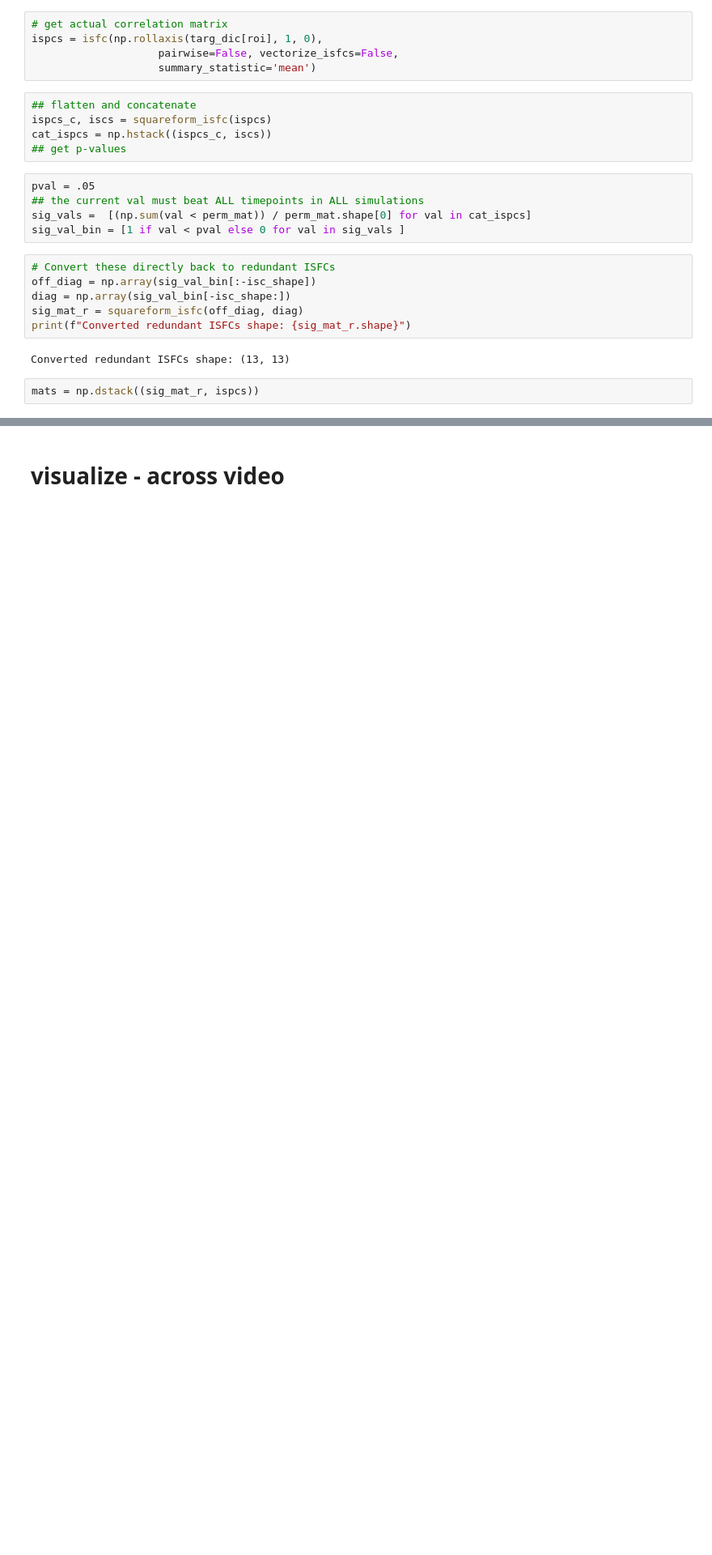
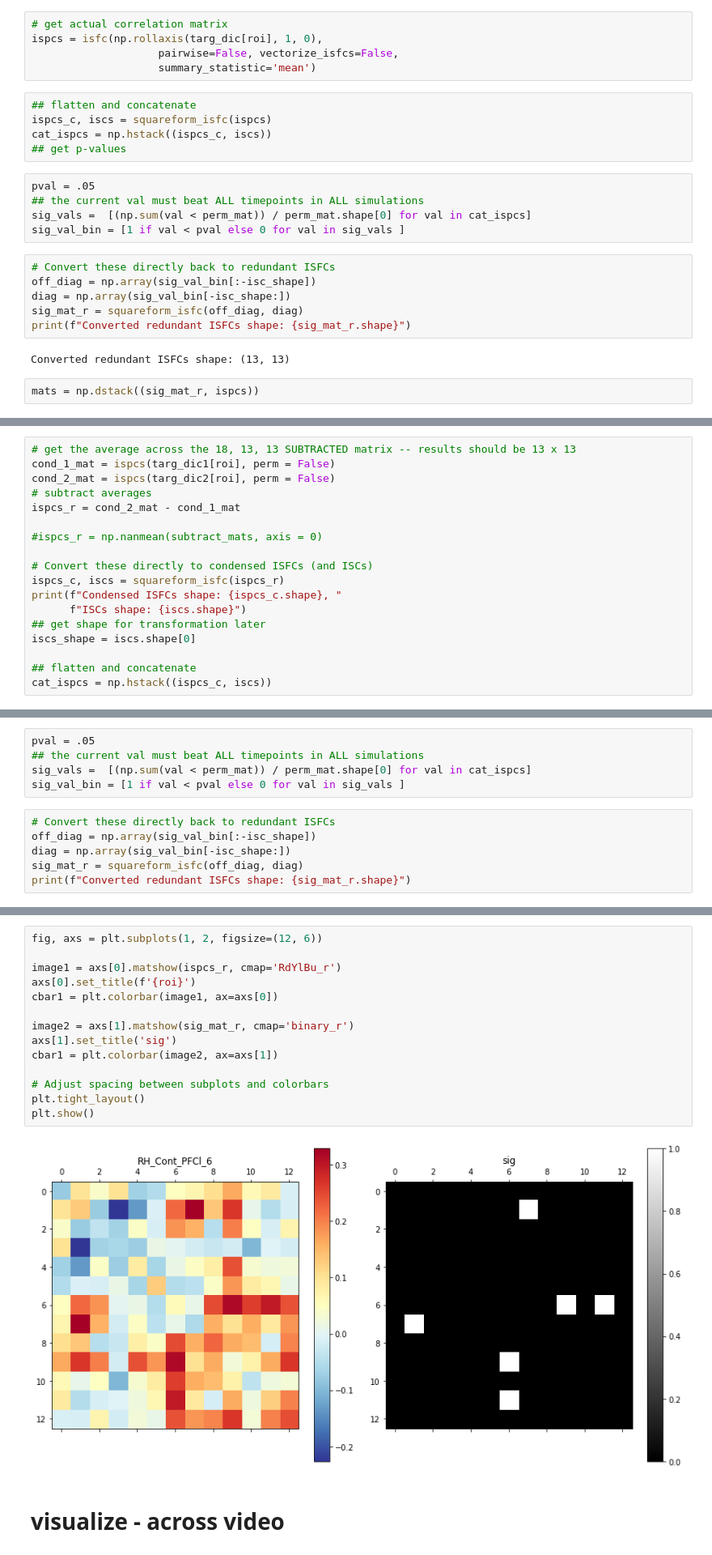
Before and after one commit to isaacrc/MEI_project, a Jupyter notebook: analysis/isPc-permutations.ipynb, the cells around one changed output, grey strips where cells are left out. Shown at 81% size. Saved outputs shown, nothing was run; the diff lists cells and outputs as text; blank space fills up the shorter version.

```diff
--- a/analysis/isPc-permutations.ipynb
+++ b/analysis/isPc-permutations.ipynb
@@ -235,0 +375,18 @@ plt.show()
+# %%
+# get the average across the 18, 13, 13 SUBTRACTED matrix -- results should be 13 x 13
+cond_1_mat = ispcs(targ_dic1[roi], perm = False)
+cond_2_mat = ispcs(targ_dic2[roi], perm = False)
+# subtract averages
+ispcs_r = cond_2_mat - cond_1_mat
+
+#ispcs_r = np.nanmean(subtract_mats, axis = 0)
+
+# Convert these directly to condensed ISFCs (and ISCs)
+ispcs_c, iscs = squareform_isfc(ispcs_r)
+print(f"Condensed ISFCs shape: {ispcs_c.shape}, "
+      f"ISCs shape: {iscs.shape}")
+## get shape for transformation later
+iscs_shape = iscs.shape[0]
+
+## flatten and concatenate
+cat_ispcs = np.hstack((ispcs_c, iscs))
@@ -235,0 +399,11 @@ plt.show()
+# %%
+pval = .05
+## the current val must beat ALL timepoints in ALL simulations
+sig_vals =  [(np.sum(val < perm_mat)) / perm_mat.shape[0] for val in cat_ispcs]
+sig_val_bin = [1 if val < pval else 0 for val in sig_vals ]
+# %%
+# Convert these directly back to redundant ISFCs
+off_diag = np.array(sig_val_bin[:-isc_shape])
+diag = np.array(sig_val_bin[-isc_shape:])
+sig_mat_r = squareform_isfc(off_diag, diag)
+print(f"Converted redundant ISFCs shape: {sig_mat_r.shape}")
@@ -236,2 +414,18 @@ plt.show()
+# %%
+fig, axs = plt.subplots(1, 2, figsize=(12, 6))
+
+image1 = axs[0].matshow(ispcs_r, cmap='RdYlBu_r')
+axs[0].set_title(f'{roi}')
+cbar1 = plt.colorbar(image1, ax=axs[0])
+
+image2 = axs[1].matshow(sig_mat_r, cmap='binary_r')
+axs[1].set_title('sig')
+cbar1 = plt.colorbar(image2, ax=axs[1])
+
+# Adjust spacing between subplots and colorbars
+plt.tight_layout()
+plt.show()
+# %% [output]
+[figure, added]
 # %% [markdown]
 # visualize - across video
```
Also changed, not shown: parts of 34 cells of this notebook.
